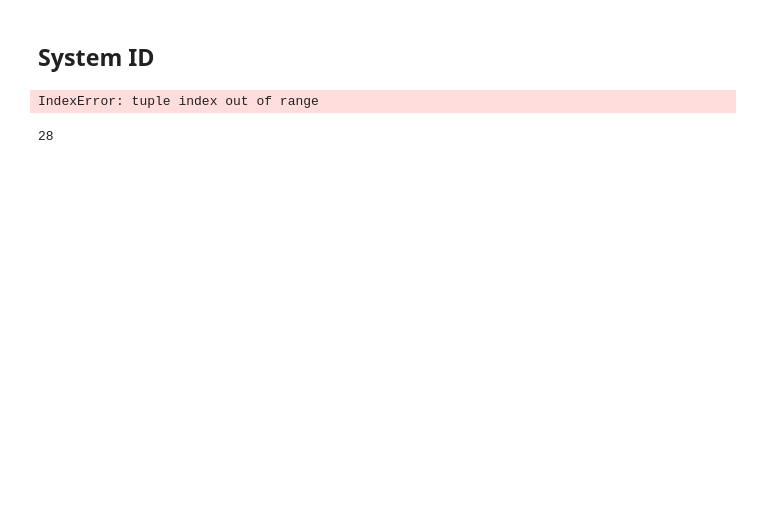
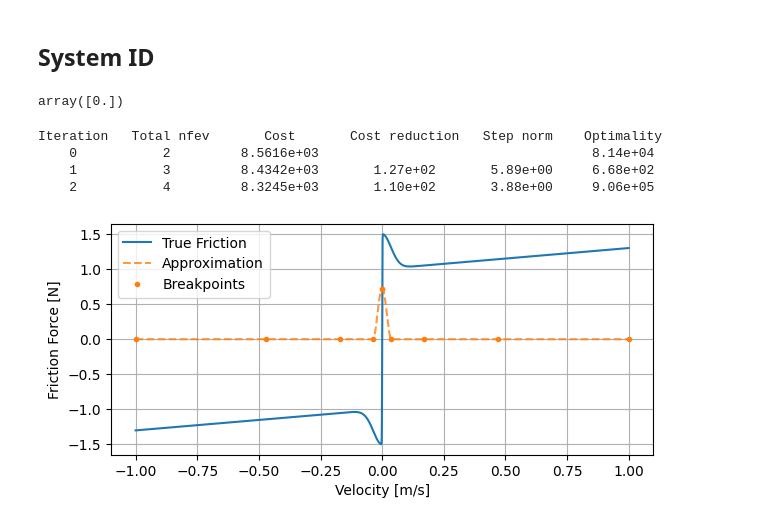
Before and after one commit to PineTreeLabs/archimedes, a Jupyter notebook: docs/source/tutorials/approximation/sysid.ipynb, the cells around one changed output. Cells and saved outputs as stored; diff of their text form; code cells hidden in the pictures; blank space fills up the shorter version.

```diff
--- a/docs/source/tutorials/approximation/sysid.ipynb
+++ b/docs/source/tutorials/approximation/sysid.ipynb
@@ -178,5 +154,13 @@ plt.show()
 # %% [markdown]
 ## System ID
+# %%
+# bkpts = np.linspace(-1, 1, 30) ** 3
+bkpts = np.linspace(-1, 1, 10)
+space = FunctionSpace.piecewise("hermite", order=4, breakpoints=bkpts, continuity=1)
+p = np.zeros_like(space.function().coefficients)
+space.function(p)(np.atleast_1d(1.0))
+# %% [output]
+array([0.])
 # %%
 
 @arc.struct
@@ -188,17 +172,19 @@ class FrictionModel:
     def __call__(self, v: float) -> float:
         """Compute the friction force for a given velocity."""
         f = self.space.function(self.coeffs)
-        return f(v)
+        # FIXME: The function should handle scalars
+        return f(np.atleast_1d(v)).squeeze()
 
 
 # Cluster breakpoints near the origin to resolve the Stribeck effect
 bkpts = np.linspace(-1, 1, 10) ** 3
-space = FunctionSpace.piecewise("hermite", order=4, breakpoints=bkpts)
+# bkpts = np.linspace(-1, 1, 30)
+space = FunctionSpace.piecewise("hermite", order=4, breakpoints=bkpts, continuity=1)
 
 dt = data.ts[1] - data.ts[0]
 
 # Dynamics model (discretized with RK4)
-@arc.discretize(dt=dt, method="rk4", n_steps=1)
+# @arc.discretize(dt=dt, method="rk4", n_steps=1)
 def dyn(t, y, u, p):
     friction = FrictionModel(p, space)
     x, v = y
@@ -215,17 +201,39 @@ nx, ny = 2, 1  # State and output dimensions
 # Set up noise estimates
 noise_var = 0.5 * np.var(np.diff(data.ys[0]))
 R = noise_var * np.eye(ny)  # Measurement noise
-Q = 1e-2 * noise_var * np.eye(nx)  # Process noise
+Q = 1e-6 * noise_var * np.eye(nx)  # Process noise
 
 # Extended Kalman Filter for predictions
 ekf = arc.observers.ExtendedKalmanFilter(dyn, obs, Q, R)
 
 # Estimate parameters
 params_guess = np.zeros_like(space.function().coefficients)
-# result = arc.sysid.pem(ekf, data, params_guess, x0=np.zeros(2))
+P0 = 1e-3 * np.eye(nx)  # Initial state covariance
+options = {
+    "ftol": 1e-6,
+}
+result = arc.sysid.pem(ekf, data, params_guess, x0=np.zeros(2), P0=P0, options=options)
+
+# result = arc.sysid.pem(ekf, data, params_guess, x0=np.zeros(2), P0=P0, method="bfgs")
 # %% [output]
-IndexError: tuple index out of range
+Iteration   Total nfev       Cost       Cost reduction   Step norm    Optimality
+    0           2         8.5616e+03                                   8.14e+04
+    1           3         8.4342e+03       1.27e+02       5.89e+00     6.68e+02
+    2           4         8.3245e+03       1.10e+02       3.88e+00     9.06e+05
 # %%
-space.function().coefficients.size
+est_friction = space.function(result.p)
+
+v_plt = np.linspace(-1, 1, 3000)
+f_plt = true_friction(v_plt)
+fig, ax = plt.subplots(1, 1, figsize=(7, 3))
+ax.plot(v_plt, f_plt, label="True Friction")
+l, = ax.plot(v_plt, est_friction(v_plt), "--", alpha=0.8, label="Approximation")
+ax.plot(bkpts, est_friction(bkpts), ".", color=l.get_color(), label="Breakpoints")
+ax.legend()
+ax.set_xlabel('Velocity [m/s]')
+ax.set_ylabel('Friction Force [N]')
+# ax.set_xlim([-0.1, 0.1])
+ax.grid()
+plt.show()
 # %% [output]
-28
+[figure, added]
```
Also changed, not shown: parts of 3 cells of this notebook, 18 other files.
